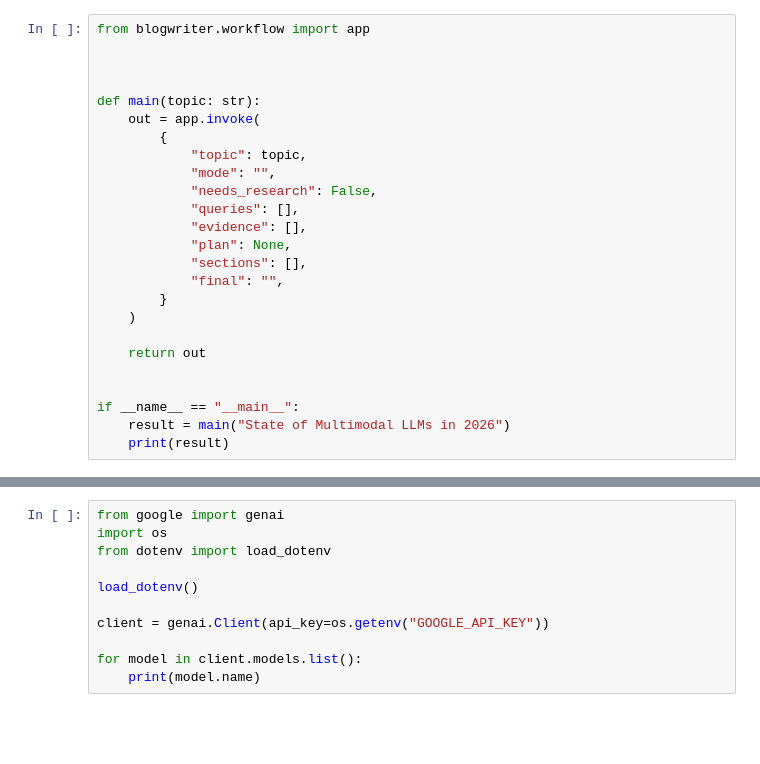
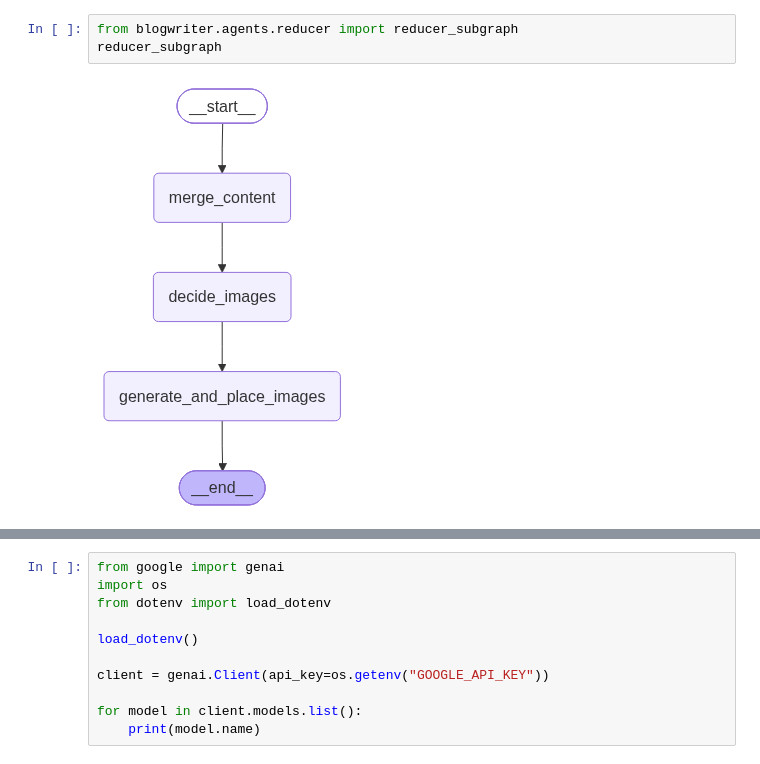
Before and after one commit to suyashnemade/blog-writing-agent, a Jupyter notebook: main.ipynb, the cells around one changed output, grey strips where cells are left out. Drawn from its saved outputs; the diff is of its cells as text; blank space fills up the shorter version.

Commit message:
agent can add images to blog now

```diff
--- a/main.ipynb
+++ b/main.ipynb
@@ -1,28 +1,8 @@
 # %%
-from blogwriter.workflow import app
-
-
-
-def main(topic: str):
-    out = app.invoke(
-        {
-            "topic": topic,
-            "mode": "",
-            "needs_research": False,
-            "queries": [],
-            "evidence": [],
-            "plan": None,
-            "sections": [],
-            "final": "",
-        }
-    )
-
-    return out
-
-
-if __name__ == "__main__":
-    result = main("State of Multimodal LLMs in 2026")
-    print(result)
+from blogwriter.agents.reducer import reducer_subgraph
+reducer_subgraph
+# %% [output]
+[figure, added]
 # %%
 from blogwriter.workflow import app
 
```
Also changed, not shown: parts of 1 cell of this notebook, 8 other files.
